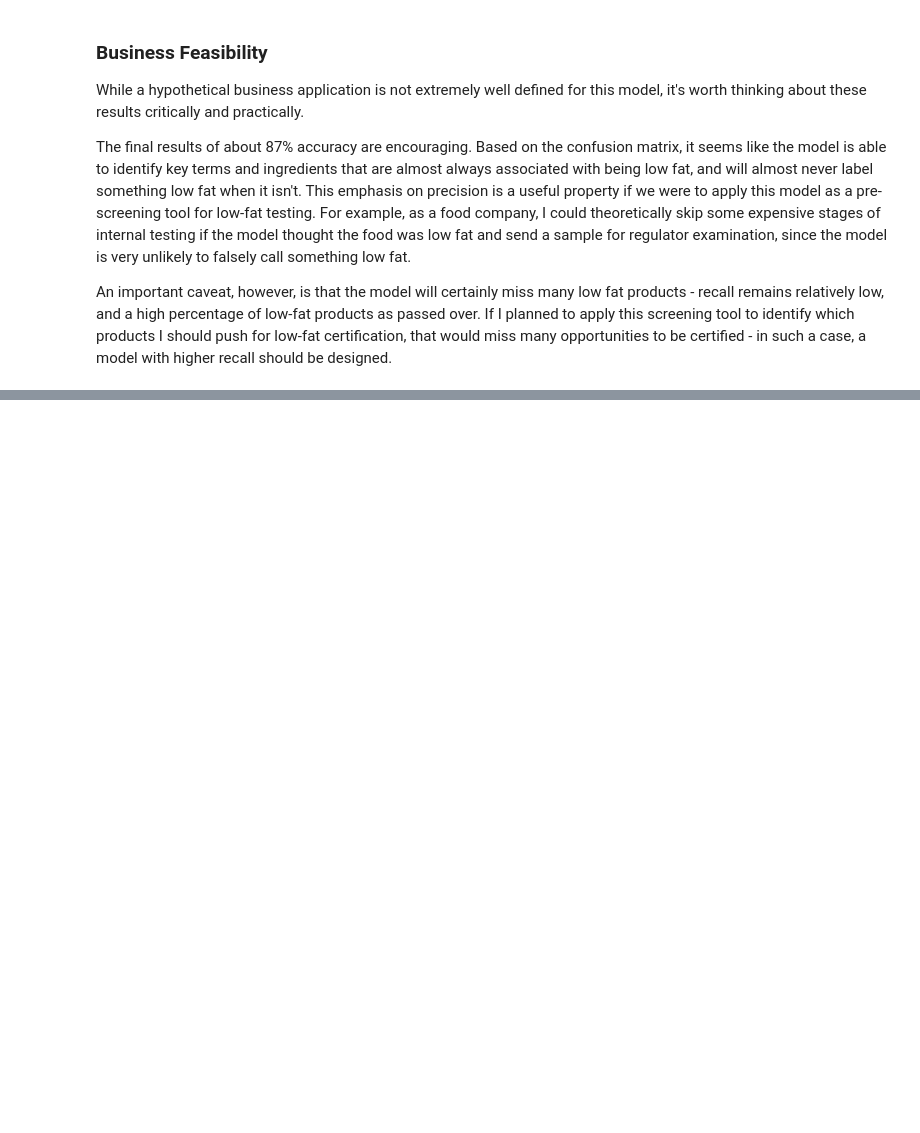
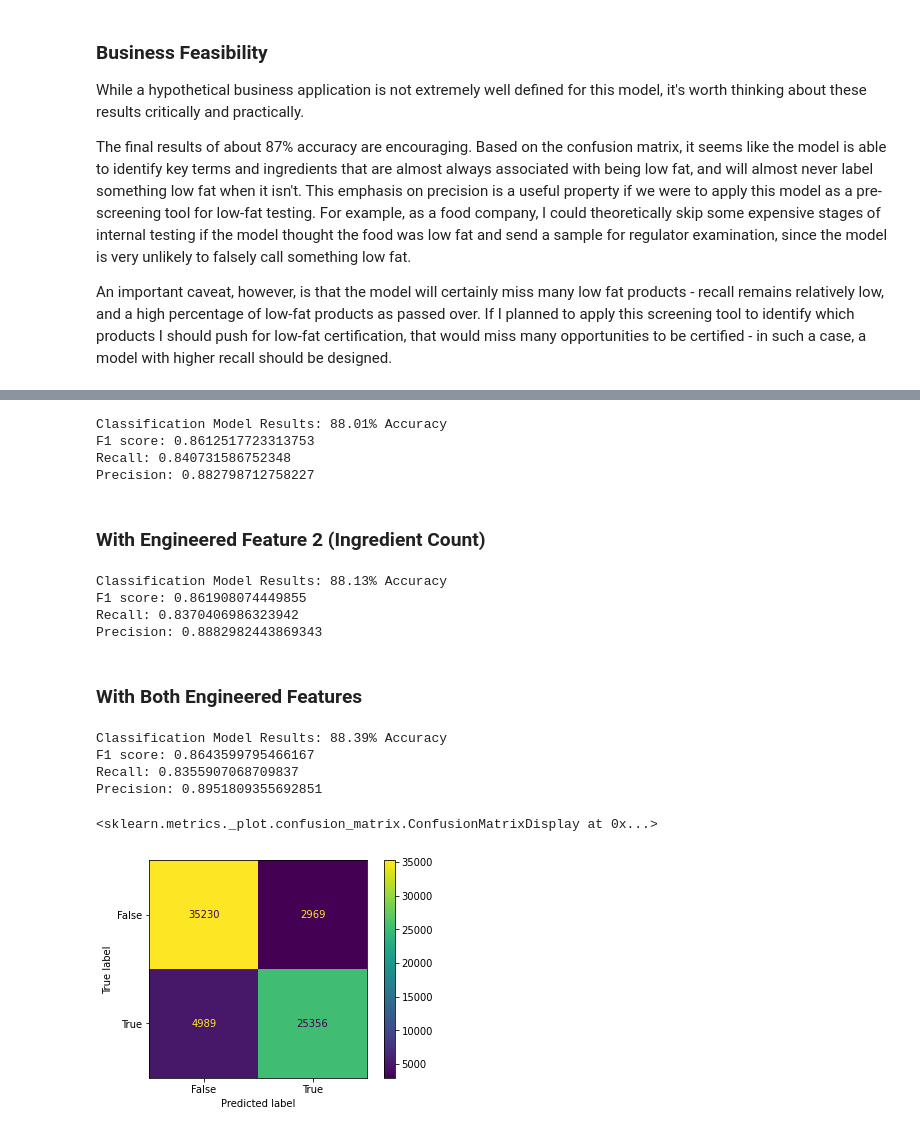
Before and after one commit to AlexanderNeuwirth/CS5265_Project1, a Jupyter notebook: CS5265_Project1.ipynb, the cells around one changed output, grey strips where cells are left out. Saved outputs shown, nothing was run; the diff lists cells and outputs as text; code cells hidden in the pictures; blank space fills up the shorter version.

```diff
--- a/CS5265_Project1.ipynb
+++ b/CS5265_Project1.ipynb
@@ -871,0 +904,2 @@ An important caveat, however, is that the model will certainly miss many low fat
+# %%
+X['total_ingredients'] = ingredient_lists.apply(lambda x : len(x) if type(x) == list else 0)
@@ -871,0 +909,7 @@ An important caveat, however, is that the model will certainly miss many low fat
+# %%
+X_train, X_test, y_train, y_test = train_test_split(X, y, test_size=0.30, random_state=42)
+# %%
+base_subset = [col for col in X_train.columns if not 'ingredient_index_' in col and not 'total_ingredients' in col]
+feature_1_subset = [col for col in X_train.columns if not 'contains_ingredient_' in col and not 'total_ingredients' in col]
+feature_2_subset = [col for col in X_train.columns if not 'ingredient_index_' in col]
+all_features = [col for col in X_train.columns if not 'contains_ingredient_' in col]
@@ -871,0 +935,56 @@ An important caveat, however, is that the model will certainly miss many low fat
+# %%
+model = RandomForestClassifier(max_depth=27, n_estimators=37, random_state=0)
+model.fit(X_train[feature_1_subset], y_train.low_fat.astype(bool))
+y_pred = model.predict(X_test[feature_1_subset])
+y_true = y_test.low_fat.astype(bool)
+acc = accuracy_score(y_true, y_pred)
+print(f'Classification Model Results: {round(acc*100, 2)}% Accuracy')
+print('F1 score:', f1_score(y_true, y_pred))
+print('Recall:', recall_score(y_true, y_pred))
+print('Precision:', precision_score(y_true, y_pred))
+# %% [output]
+Classification Model Results: 88.01% Accuracy
+F1 score: 0.8612517723313753
+Recall: 0.840731586752348
+Precision: 0.882798712758227
+# %% [markdown]
+### With Engineered Feature 2 (Ingredient Count)
+# %%
+model = RandomForestClassifier(max_depth=27, n_estimators=37, random_state=0)
+model.fit(X_train[feature_2_subset], y_train.low_fat.astype(bool))
+y_pred = model.predict(X_test[feature_2_subset])
+y_true = y_test.low_fat.astype(bool)
+acc = accuracy_score(y_true, y_pred)
+print(f'Classification Model Results: {round(acc*100, 2)}% Accuracy')
+print('F1 score:', f1_score(y_true, y_pred))
+print('Recall:', recall_score(y_true, y_pred))
+print('Precision:', precision_score(y_true, y_pred))
+# %% [output]
+Classification Model Results: 88.13% Accuracy
+F1 score: 0.861908074449855
+Recall: 0.8370406986323942
+Precision: 0.8882982443869343
+# %% [markdown]
+### With Both Engineered Features
+# %%
+model = RandomForestClassifier(max_depth=27, n_estimators=37, random_state=0)
+model.fit(X_train[all_features], y_train.low_fat.astype(bool))
+y_pred = model.predict(X_test[all_features])
+y_true = y_test.low_fat.astype(bool)
+acc = accuracy_score(y_true, y_pred)
+print(f'Classification Model Results: {round(acc*100, 2)}% Accuracy')
+print('F1 score:', f1_score(y_true, y_pred))
+print('Recall:', recall_score(y_true, y_pred))
+print('Precision:', precision_score(y_true, y_pred))
+# %% [output]
+Classification Model Results: 88.39% Accuracy
+F1 score: 0.8643599795466167
+Recall: 0.8355907068709837
+Precision: 0.8951809355692851
+# %%
+cm = confusion_matrix(y_true, y_pred, labels=model.classes_)
+disp = ConfusionMatrixDisplay(confusion_matrix=cm, display_labels=model.classes_)
+disp.plot()
+# %% [output]
+<sklearn.metrics._plot.confusion_matrix.ConfusionMatrixDisplay at 0x...>
+[figure, added]
```
Also changed, not shown: parts of 22 cells of this notebook.
